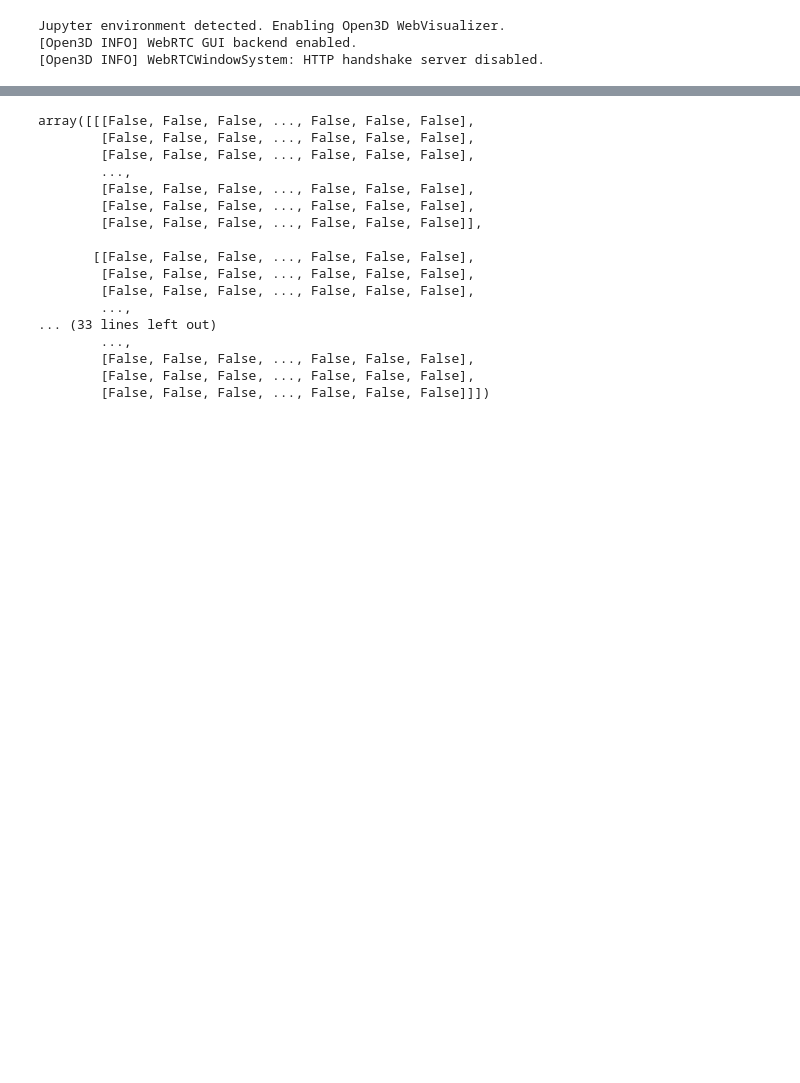
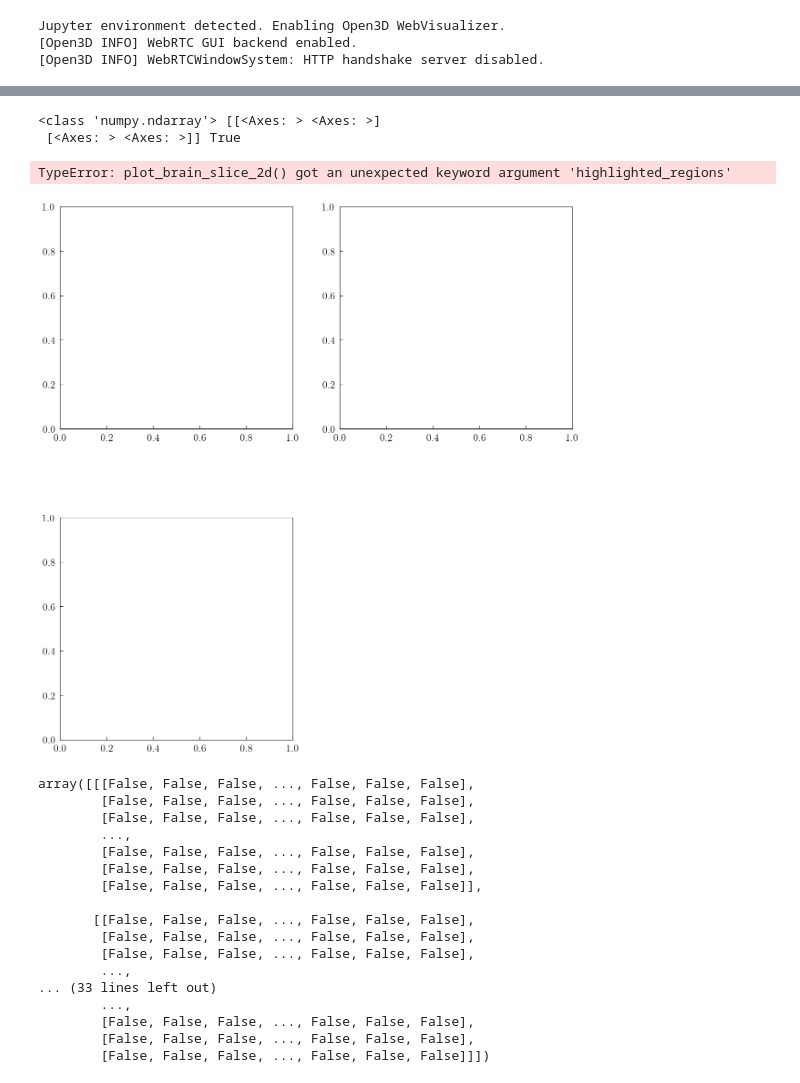
Before and after one commit to kdotdot/cerebra_atlas_python, a Jupyter notebook: dev/dev.ipynb, the cells around one changed output, grey strips where cells are left out. Drawn from its saved outputs; the diff is of its cells as text; code cells hidden in the pictures; blank space fills up the shorter version.

```diff
--- a/dev/dev.ipynb
+++ b/dev/dev.ipynb
@@ -20,3 +24,18 @@ setup_logging("INFO")
+# %%
+cerebra.orthoview(
+    highlighted_regions=[
+        "Frontal Lobe",
+        "Parietal Lobe",
+        "Temporal Lobe",
+        "Occipital Lobe",
+        "Cerebellum",
+    ]
+)
+# %% [output]
+<class 'numpy.ndarray'> [[<Axes: > <Axes: >]
+ [<Axes: > <Axes: >]] True
+TypeError: plot_brain_slice_2d() got an unexpected keyword argument 'highlighted_regions'
+[figure, added]
 # %%
 cerebra.src_space_mask
 # %% [output]
```
Also changed, not shown: parts of 2 cells of this notebook, 8 other files.
